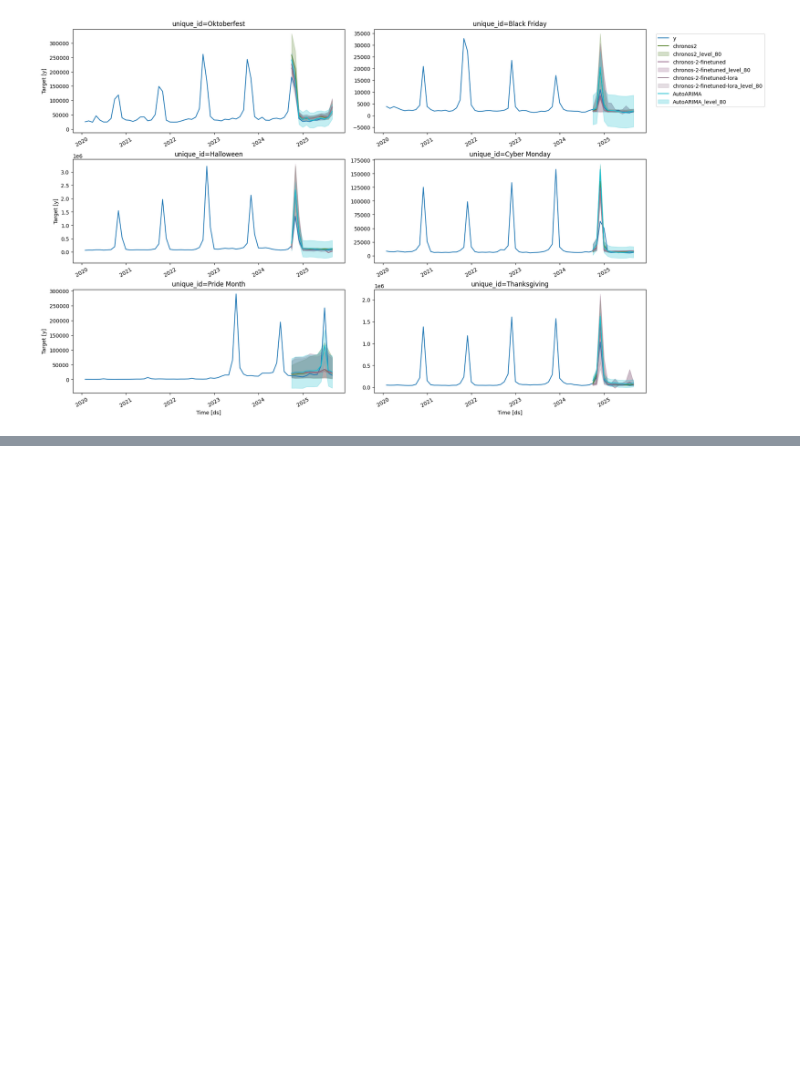
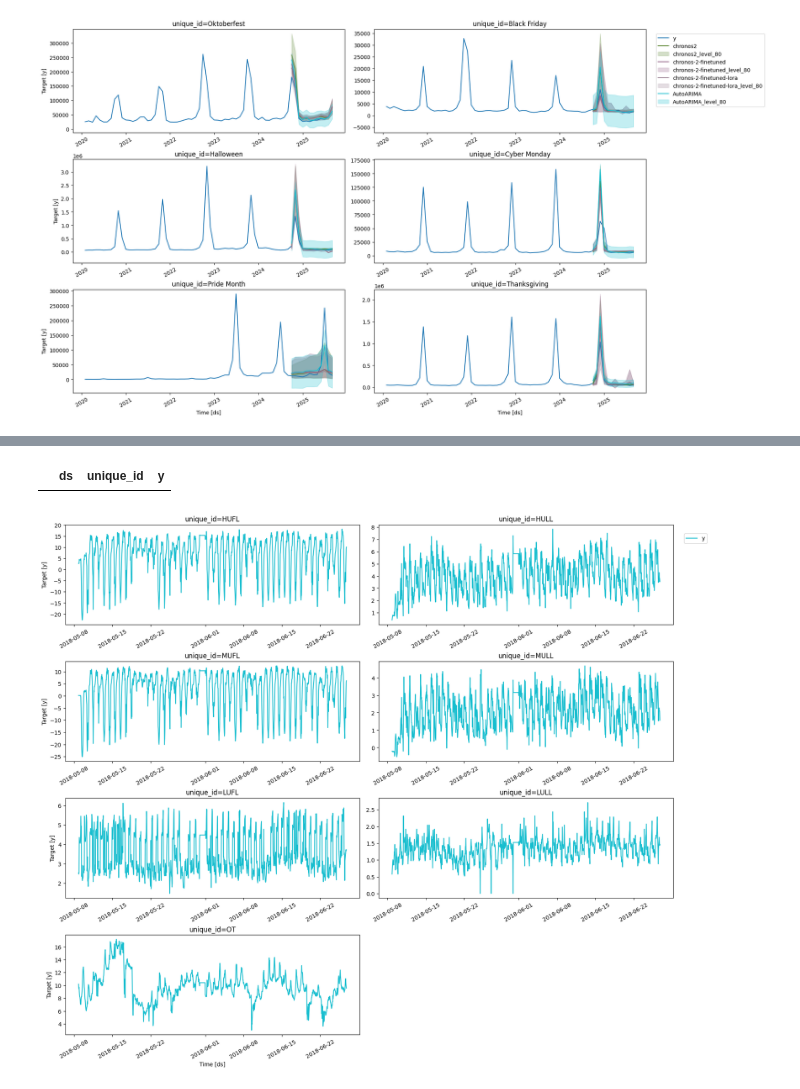
Before and after one commit to TimeCopilot/timecopilot, a Jupyter notebook: docs/examples/finetuning.ipynb, the cells around one changed output, grey strips where cells are left out. Saved outputs shown, nothing was run; the diff lists cells and outputs as text; code cells hidden in the pictures; blank space fills up the shorter version.

```diff
--- a/docs/examples/finetuning.ipynb
+++ b/docs/examples/finetuning.ipynb
@@ -143,0 +159,15 @@ best_model.plot(df, fcst_best, level=[80, 90])
+# %%
+df = pd.read_csv(
+    "https://raw.githubusercontent.com/zhouhaoyi/ETDataset/refs/heads/main/ETT-small/ETTh1.csv",
+    parse_dates=["date"],
+).melt("date", var_name="unique_id", value_name="y")
+df.rename(columns={"date": "ds"}, inplace=True)
+df = df.groupby("unique_id").tail(24 * 7 * 7)
+# %%
+df.groupby("unique_id").tail(4 * 24).query("y==0")
+# %% [output]
+|  | ds | unique_id | y |
+# %%
+TimeCopilotForecaster.plot(df)
+# %% [output]
+[figure, added]
```
Also changed, not shown: parts of 19 cells of this notebook.
